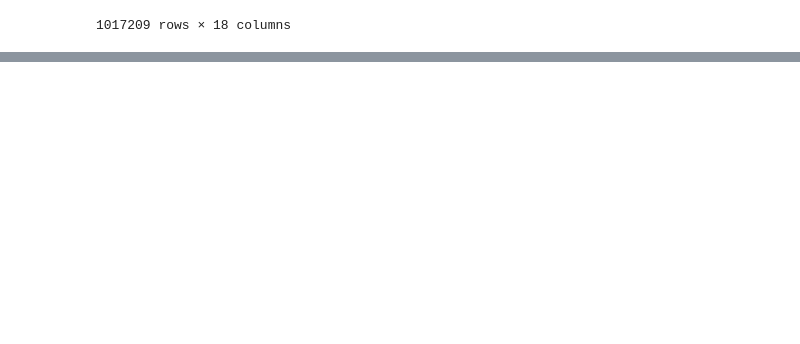
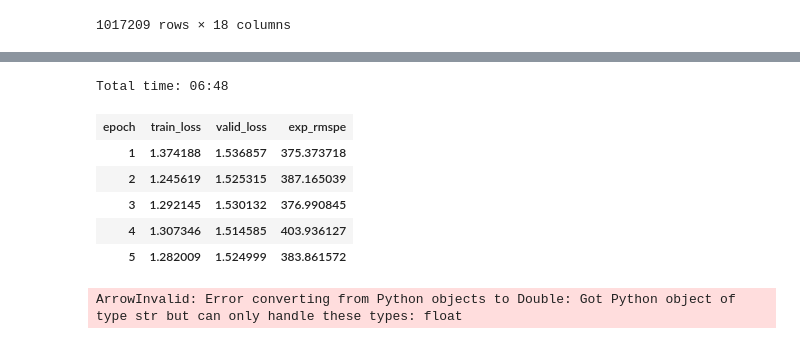
Before and after one commit to rforgione/myfastai, a Jupyter notebook: rossmann-recreate.ipynb, the cells around one changed output, grey strips where cells are left out. Drawn from its saved outputs; the diff is of its cells as text; code cells hidden in the pictures; blank space fills up the shorter version.

Commit message:
model is training, but not effectively

```diff
--- a/rossmann-recreate.ipynb
+++ b/rossmann-recreate.ipynb
@@ -897,0 +1207,10 @@ base_df.loc[:, ['Date', 'State'] + contin_vars]
+# %%
+learn.fit_one_cycle(5, 3e-5)
+# %% [output]
+Total time: 06:48
+| epoch | train_loss | valid_loss | exp_rmspe |
+| 1 | 1.374188 | 1.536857 | 375.373718 |
+| 2 | 1.245619 | 1.525315 | 387.165039 |
+| 3 | 1.292145 | 1.530132 | 376.990845 |
+| 4 | 1.307346 | 1.514585 | 403.936127 |
+| 5 | 1.282009 | 1.524999 | 383.861572 |
@@ -897,0 +1219,4 @@ base_df.loc[:, ['Date', 'State'] + contin_vars]
+# %%
+base_df.to_feather('base')
+# %% [output]
+ArrowInvalid: Error converting from Python objects to Double: Got Python object of type str but can only handle these types: float
```
Also changed, not shown: parts of 46 cells of this notebook.
